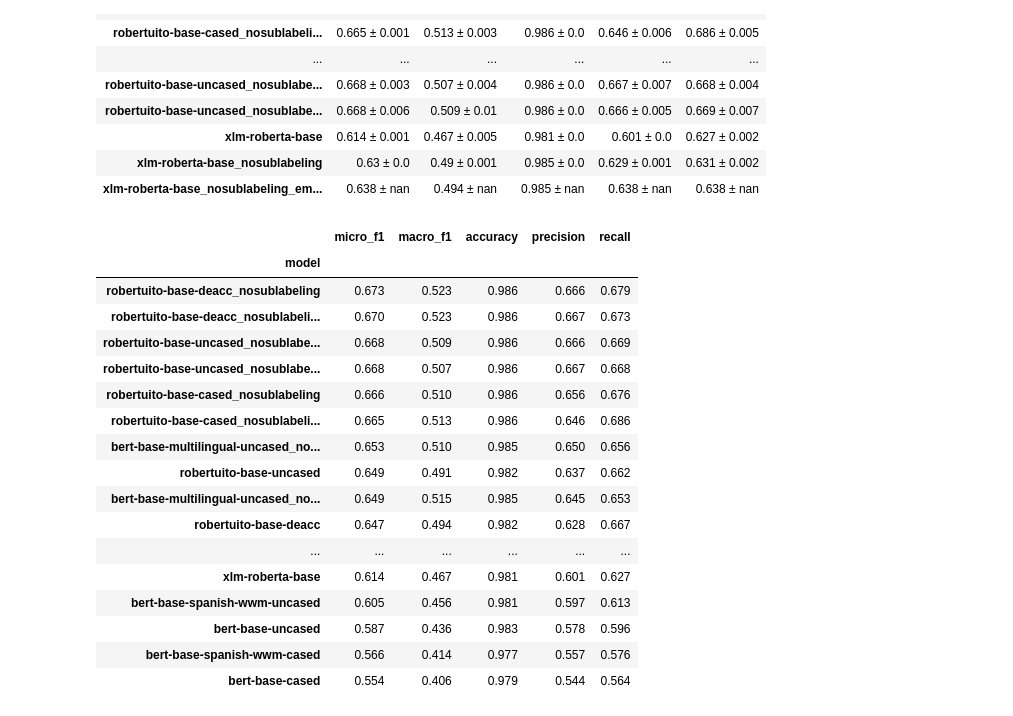
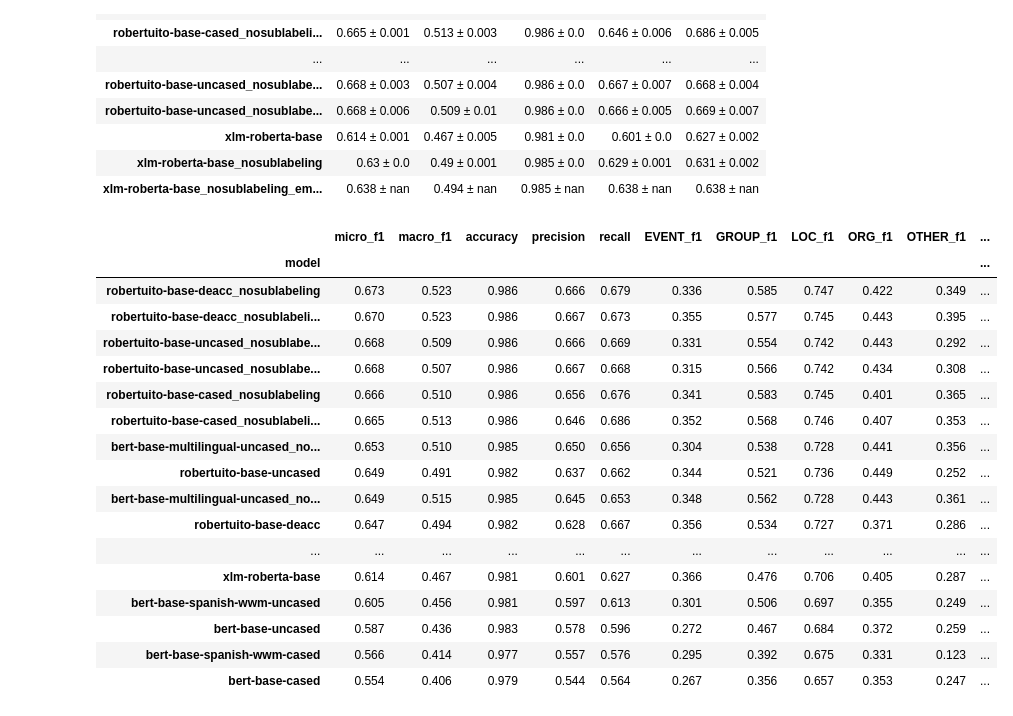
Before and after one commit to pysentimiento/pysentimiento, a Jupyter notebook: notebooks/lince/Results.ipynb, the cells around one changed output. Cells and saved outputs as stored; diff of their text form; code cells hidden in the pictures.

```diff
--- a/notebooks/lince/Results.ipynb
+++ b/notebooks/lince/Results.ipynb
@@ -76,6 +76,7 @@ std_df = pd.DataFrame(results).groupby(["model"]).std()
 #std_df = std_df.unstack(1)
 
 cols = ["micro_f1", "macro_f1", "accuracy", "precision", "recall"]
+other_f1_cols = [c for c in mean_df.columns if "f1" in c and c not in cols]
 
 idx = mean_df.index
 
@@ -102,23 +103,24 @@ mean_df.loc[idx, cols].round(3).astype(str) + " ± " + std_df.loc[idx, cols].rou
 | xlm-roberta-base_nosublabeling | 0.63 ± 0.0 | 0.49 ± 0.001 | 0.985 ± 0.0 | 0.629 ± 0.001 | 0.631 ± 0.002 |
 | xlm-roberta-base_nosublabeling_em... | 0.638 ± nan | 0.494 ± nan | 0.985 ± nan | 0.638 ± nan | 0.638 ± nan |
 # %%
-mean_df.loc[idx, cols].sort_values(by=["micro_f1"], ascending=False)
+pd.options.display.max_columns = None
+mean_df.loc[idx, cols + other_f1_cols].sort_values(by=["micro_f1"], ascending=False)
 # %% [output]
-|  | micro_f1 | macro_f1 | accuracy | precision | recall |
-| model |  |  |  |  |  |
-| robertuito-base-deacc_nosublabeling | 0.673 | 0.523 | 0.986 | 0.666 | 0.679 |
-| robertuito-base-deacc_nosublabeli... | 0.670 | 0.523 | 0.986 | 0.667 | 0.673 |
-| robertuito-base-uncased_nosublabe... | 0.668 | 0.509 | 0.986 | 0.666 | 0.669 |
-| robertuito-base-uncased_nosublabe... | 0.668 | 0.507 | 0.986 | 0.667 | 0.668 |
-| robertuito-base-cased_nosublabeling | 0.666 | 0.510 | 0.986 | 0.656 | 0.676 |
-| robertuito-base-cased_nosublabeli... | 0.665 | 0.513 | 0.986 | 0.646 | 0.686 |
-| bert-base-multilingual-uncased_no... | 0.653 | 0.510 | 0.985 | 0.650 | 0.656 |
-| robertuito-base-uncased | 0.649 | 0.491 | 0.982 | 0.637 | 0.662 |
-| bert-base-multilingual-uncased_no... | 0.649 | 0.515 | 0.985 | 0.645 | 0.653 |
-| robertuito-base-deacc | 0.647 | 0.494 | 0.982 | 0.628 | 0.667 |
-| ... | ... | ... | ... | ... | ... |
-| xlm-roberta-base | 0.614 | 0.467 | 0.981 | 0.601 | 0.627 |
-| bert-base-spanish-wwm-uncased | 0.605 | 0.456 | 0.981 | 0.597 | 0.613 |
-| bert-base-uncased | 0.587 | 0.436 | 0.983 | 0.578 | 0.596 |
-| bert-base-spanish-wwm-cased | 0.566 | 0.414 | 0.977 | 0.557 | 0.576 |
-| bert-base-cased | 0.554 | 0.406 | 0.979 | 0.544 | 0.564 |
+|  | micro_f1 | macro_f1 | accuracy | precision | recall | EVENT_f1 | GROUP_f1 | LOC_f1 | ORG_f1 | OTHER_f1 | ... |
+| model |  |  |  |  |  |  |  |  |  |  | ... |
+| robertuito-base-deacc_nosublabeling | 0.673 | 0.523 | 0.986 | 0.666 | 0.679 | 0.336 | 0.585 | 0.747 | 0.422 | 0.349 | ... |
+| robertuito-base-deacc_nosublabeli... | 0.670 | 0.523 | 0.986 | 0.667 | 0.673 | 0.355 | 0.577 | 0.745 | 0.443 | 0.395 | ... |
+| robertuito-base-uncased_nosublabe... | 0.668 | 0.509 | 0.986 | 0.666 | 0.669 | 0.331 | 0.554 | 0.742 | 0.443 | 0.292 | ... |
+| robertuito-base-uncased_nosublabe... | 0.668 | 0.507 | 0.986 | 0.667 | 0.668 | 0.315 | 0.566 | 0.742 | 0.434 | 0.308 | ... |
+| robertuito-base-cased_nosublabeling | 0.666 | 0.510 | 0.986 | 0.656 | 0.676 | 0.341 | 0.583 | 0.745 | 0.401 | 0.365 | ... |
+| robertuito-base-cased_nosublabeli... | 0.665 | 0.513 | 0.986 | 0.646 | 0.686 | 0.352 | 0.568 | 0.746 | 0.407 | 0.353 | ... |
+| bert-base-multilingual-uncased_no... | 0.653 | 0.510 | 0.985 | 0.650 | 0.656 | 0.304 | 0.538 | 0.728 | 0.441 | 0.356 | ... |
+| robertuito-base-uncased | 0.649 | 0.491 | 0.982 | 0.637 | 0.662 | 0.344 | 0.521 | 0.736 | 0.449 | 0.252 | ... |
+| bert-base-multilingual-uncased_no... | 0.649 | 0.515 | 0.985 | 0.645 | 0.653 | 0.348 | 0.562 | 0.728 | 0.443 | 0.361 | ... |
+| robertuito-base-deacc | 0.647 | 0.494 | 0.982 | 0.628 | 0.667 | 0.356 | 0.534 | 0.727 | 0.371 | 0.286 | ... |
+| ... | ... | ... | ... | ... | ... | ... | ... | ... | ... | ... | ... |
+| xlm-roberta-base | 0.614 | 0.467 | 0.981 | 0.601 | 0.627 | 0.366 | 0.476 | 0.706 | 0.405 | 0.287 | ... |
+| bert-base-spanish-wwm-uncased | 0.605 | 0.456 | 0.981 | 0.597 | 0.613 | 0.301 | 0.506 | 0.697 | 0.355 | 0.249 | ... |
+| bert-base-uncased | 0.587 | 0.436 | 0.983 | 0.578 | 0.596 | 0.272 | 0.467 | 0.684 | 0.372 | 0.259 | ... |
+| bert-base-spanish-wwm-cased | 0.566 | 0.414 | 0.977 | 0.557 | 0.576 | 0.295 | 0.392 | 0.675 | 0.331 | 0.123 | ... |
+| bert-base-cased | 0.554 | 0.406 | 0.979 | 0.544 | 0.564 | 0.267 | 0.356 | 0.657 | 0.353 | 0.247 | ... |
```
Also changed, not shown: 5 other files.
